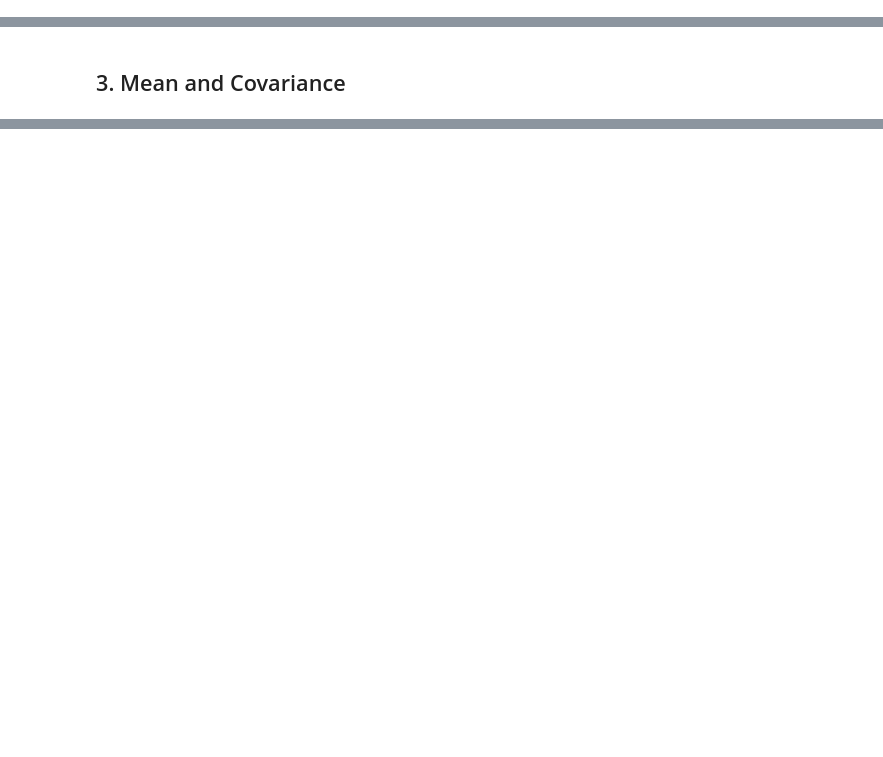
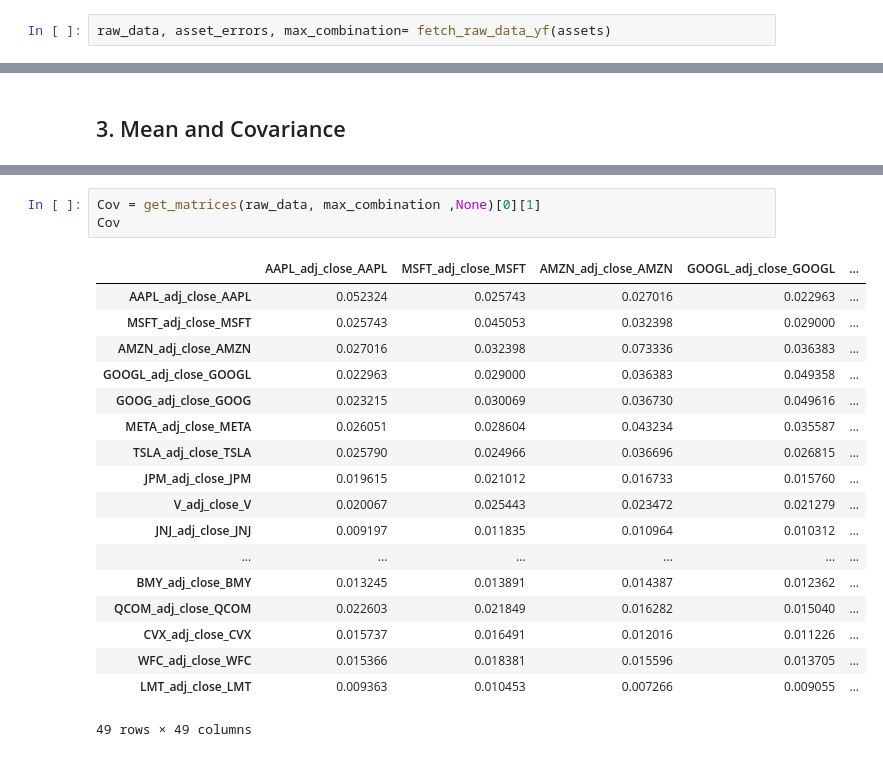
Before and after one commit to LinusTC/RoboAdvisor, a Jupyter notebook: MarkowitzBullet.ipynb, the cells around one changed output, grey strips where cells are left out. Saved outputs shown, nothing was run; the diff lists cells and outputs as text; blank space fills up the shorter version.

```diff
--- a/MarkowitzBullet.ipynb
+++ b/MarkowitzBullet.ipynb
@@ -27,0 +87,2 @@ Time to fetch data: 15.89 seconds
+# %%
+raw_data, asset_errors, max_combination= fetch_raw_data_yf(assets)
@@ -47,0 +132,22 @@ sim_combinations[0][1]
+# %%
+Cov = get_matrices(raw_data, max_combination ,None)[0][1]
+Cov
+# %% [output]
+|  | AAPL_adj_close_AAPL | MSFT_adj_close_MSFT | AMZN_adj_close_AMZN | GOOGL_adj_close_GOOGL | ... |
+| AAPL_adj_close_AAPL | 0.052324 | 0.025743 | 0.027016 | 0.022963 | ... |
+| MSFT_adj_close_MSFT | 0.025743 | 0.045053 | 0.032398 | 0.029000 | ... |
+| AMZN_adj_close_AMZN | 0.027016 | 0.032398 | 0.073336 | 0.036383 | ... |
+| GOOGL_adj_close_GOOGL | 0.022963 | 0.029000 | 0.036383 | 0.049358 | ... |
+| GOOG_adj_close_GOOG | 0.023215 | 0.030069 | 0.036730 | 0.049616 | ... |
+| META_adj_close_META | 0.026051 | 0.028604 | 0.043234 | 0.035587 | ... |
+| TSLA_adj_close_TSLA | 0.025790 | 0.024966 | 0.036696 | 0.026815 | ... |
+| JPM_adj_close_JPM | 0.019615 | 0.021012 | 0.016733 | 0.015760 | ... |
+| V_adj_close_V | 0.020067 | 0.025443 | 0.023472 | 0.021279 | ... |
+| JNJ_adj_close_JNJ | 0.009197 | 0.011835 | 0.010964 | 0.010312 | ... |
+| ... | ... | ... | ... | ... | ... |
+| BMY_adj_close_BMY | 0.013245 | 0.013891 | 0.014387 | 0.012362 | ... |
+| QCOM_adj_close_QCOM | 0.022603 | 0.021849 | 0.016282 | 0.015040 | ... |
+| CVX_adj_close_CVX | 0.015737 | 0.016491 | 0.012016 | 0.011226 | ... |
+| WFC_adj_close_WFC | 0.015366 | 0.018381 | 0.015596 | 0.013705 | ... |
+| LMT_adj_close_LMT | 0.009363 | 0.010453 | 0.007266 | 0.009055 | ... |
+49 rows × 49 columns
```
Also changed, not shown: parts of 8 cells of this notebook, 2 other files.
